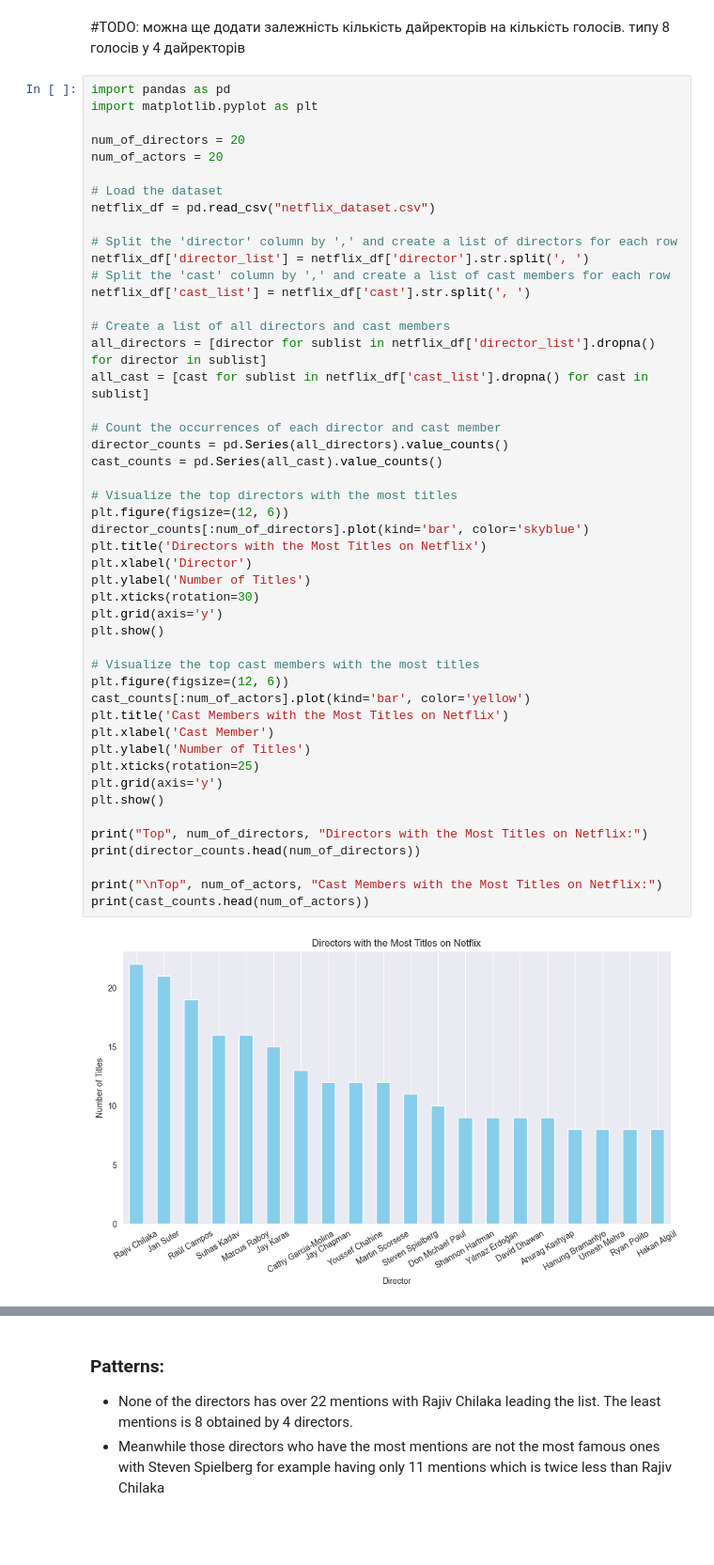
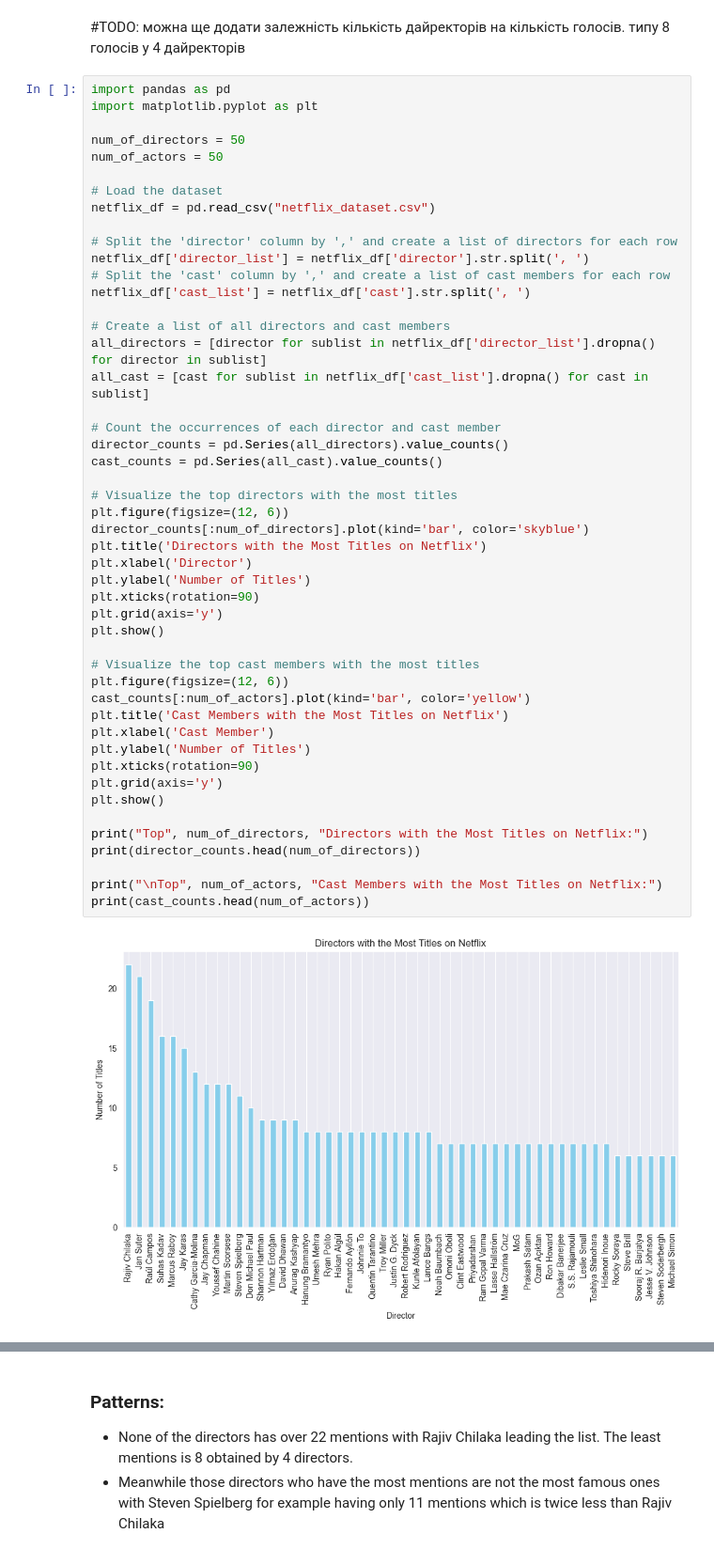
Before and after one commit to akharchenko23/final-project-akharchenko23-main, a Jupyter notebook: final-project-akharchenko23-main/notebook.ipynb, the cells around one changed output, grey strips where cells are left out. Shown at 94% size. Saved outputs shown, nothing was run; the diff lists cells and outputs as text; blank space fills up the shorter version.

```diff
--- a/final-project-akharchenko23-main/notebook.ipynb
+++ b/final-project-akharchenko23-main/notebook.ipynb
@@ -644,8 +720,8 @@ Name: count, dtype: int64
 import pandas as pd
 import matplotlib.pyplot as plt
 
-num_of_directors = 20
-num_of_actors = 20
+num_of_directors = 50
+num_of_actors = 50
 
 # Load the dataset
 netflix_df = pd.read_csv("netflix_dataset.csv")
@@ -660,33 +736,33 @@ all_directors = [director for sublist in netflix_df['director_list'].dropna() fo
 all_cast = [cast for sublist in netflix_df['cast_list'].dropna() for cast in sublist]
 
 # Count the occurrences of each director and cast member
 director_counts = pd.Series(all_directors).value_counts()
 cast_counts = pd.Series(all_cast).value_counts()
 
 # Visualize the top directors with the most titles
 plt.figure(figsize=(12, 6))
 director_counts[:num_of_directors].plot(kind='bar', color='skyblue')
 plt.title('Directors with the Most Titles on Netflix')
 plt.xlabel('Director')
 plt.ylabel('Number of Titles')
-plt.xticks(rotation=30)
+plt.xticks(rotation=90)
 plt.grid(axis='y')
 plt.show()
 
 # Visualize the top cast members with the most titles
 plt.figure(figsize=(12, 6))
 cast_counts[:num_of_actors].plot(kind='bar', color='yellow')
 plt.title('Cast Members with the Most Titles on Netflix')
 plt.xlabel('Cast Member')
 plt.ylabel('Number of Titles')
-plt.xticks(rotation=25)
+plt.xticks(rotation=90)
 plt.grid(axis='y')
 plt.show()
 
 print("Top", num_of_directors, "Directors with the Most Titles on Netflix:")
 print(director_counts.head(num_of_directors))
 
 print("\nTop", num_of_actors, "Cast Members with the Most Titles on Netflix:")
 print(cast_counts.head(num_of_actors))
 # %% [output]
-[figure, old version]
+[figure, new version]
```
Also changed, not shown: parts of 21 cells of this notebook, 7 other files.
